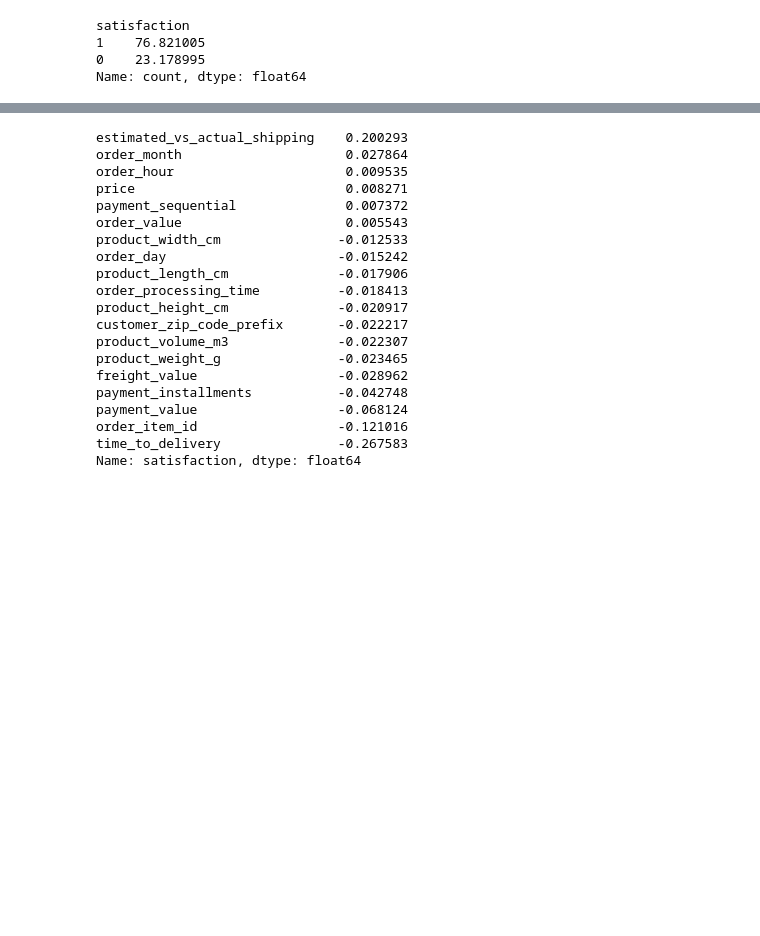
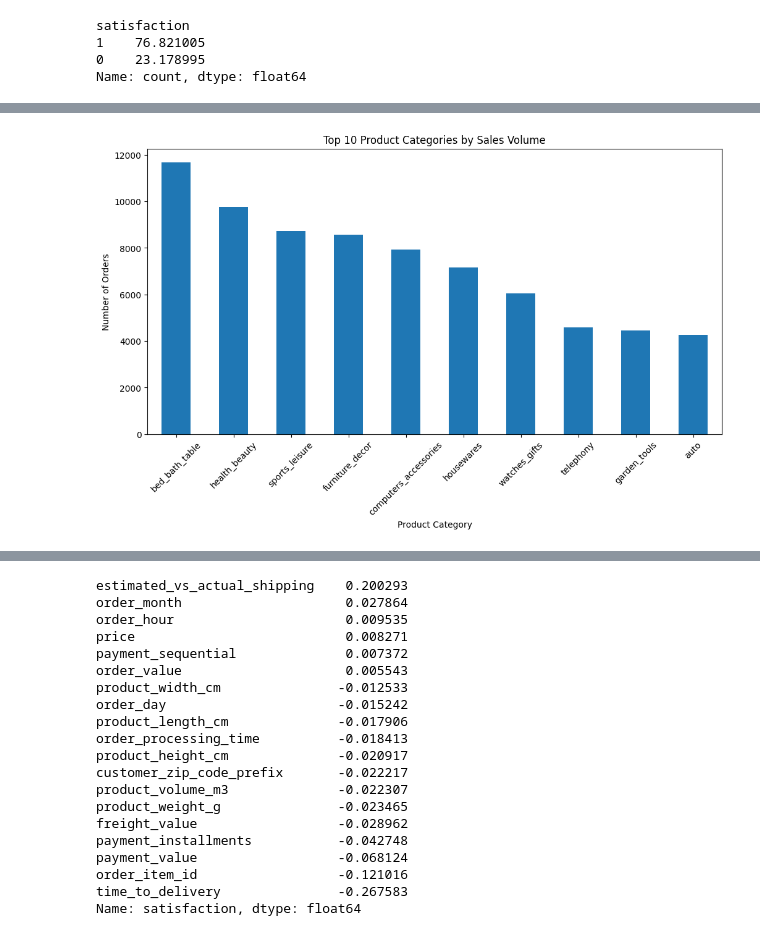
Before and after one commit to aryalkoshish/BDM2203_Final-Project, a Jupyter notebook: Project_Using_Power_BI_Sales.ipynb, the cells around one changed output, grey strips where cells are left out. Drawn from its saved outputs; the diff is of its cells as text; code cells hidden in the pictures; blank space fills up the shorter version.

```diff
--- a/Project_Using_Power_BI_Sales.ipynb
+++ b/Project_Using_Power_BI_Sales.ipynb
@@ -213,0 +245,14 @@ Name: count, dtype: float64
+# %%
+# Grouping data by product category
+category_analysis = merged_df.groupby('product_category_name_english').size().sort_values(ascending=False)
+
+# Plotting the top 10 product categories by sales volume
+plt.figure(figsize=(12, 6))
+category_analysis.head(10).plot(kind='bar')
+plt.title('Top 10 Product Categories by Sales Volume')
+plt.xlabel('Product Category')
+plt.ylabel('Number of Orders')
+plt.xticks(rotation=45)
+plt.show()
+# %% [output]
+[figure, added]
```
Also changed, not shown: parts of 7 cells of this notebook, 1 other file.
